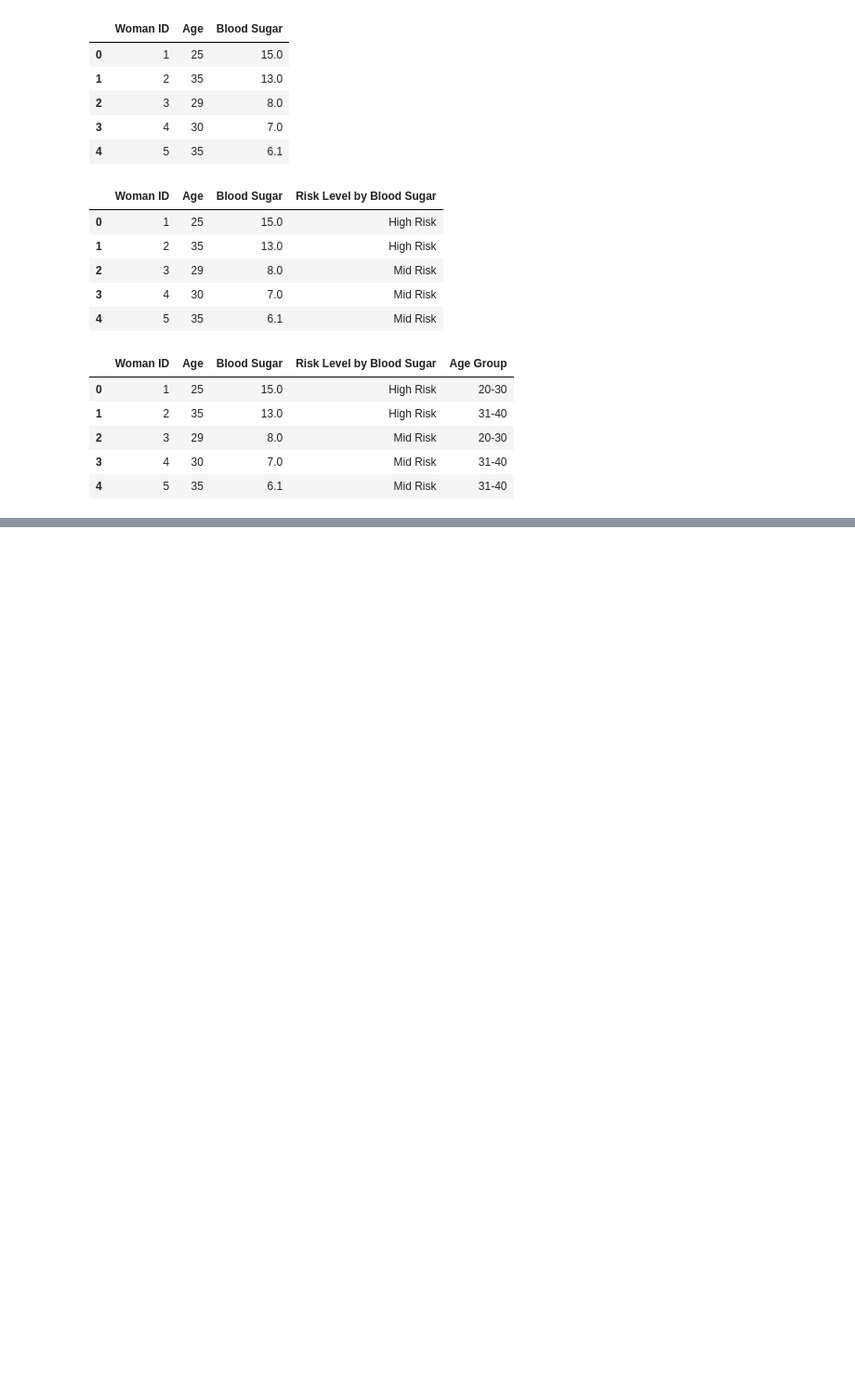
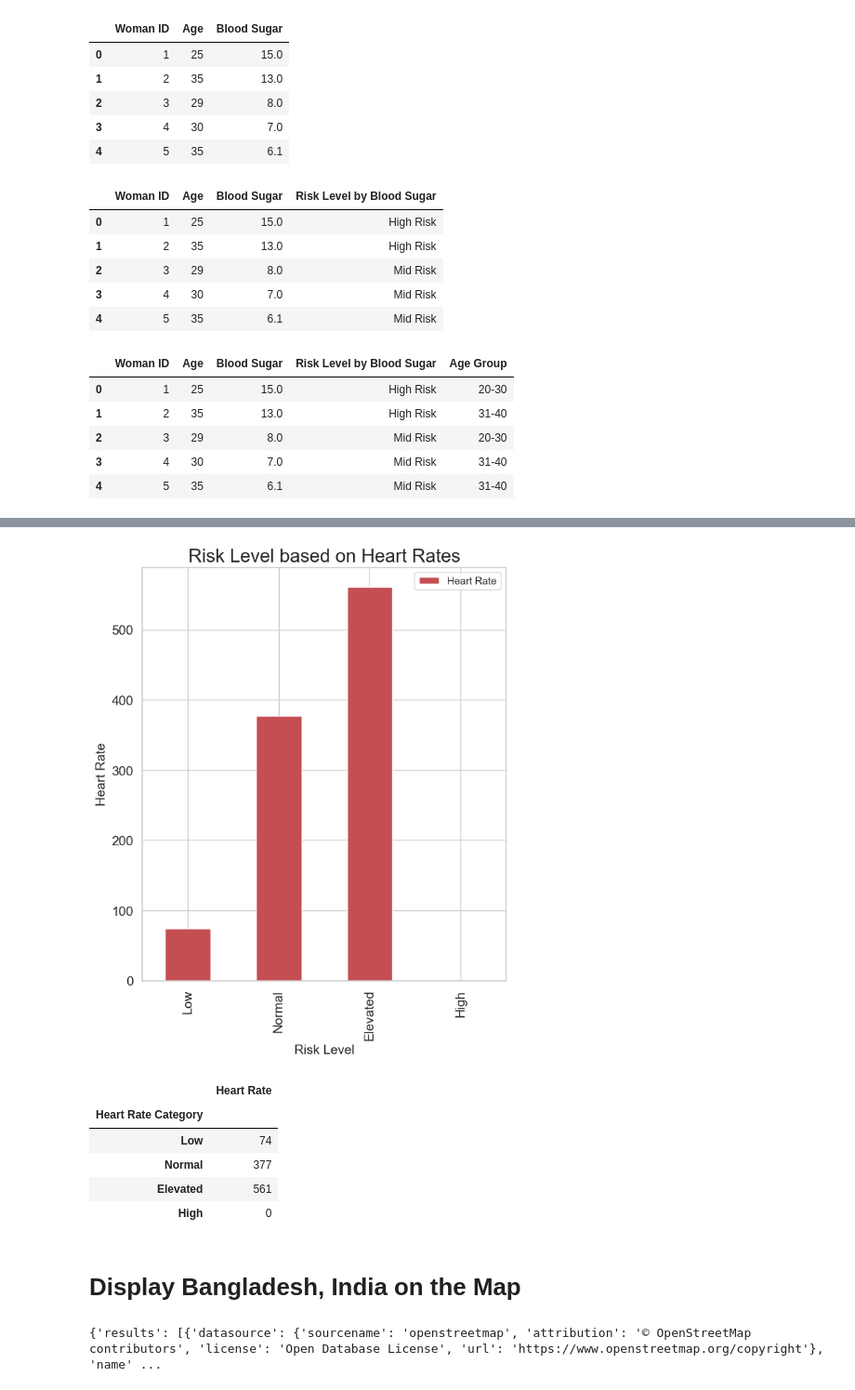
Before and after one commit to larissarmourap/Project1group3, a Jupyter notebook: Project-One.ipynb, the cells around one changed output, grey strips where cells are left out. Shown: that part at 93% size. Saved outputs shown, nothing was run; the diff lists cells and outputs as text; code cells hidden in the pictures; blank space fills up the shorter version.

```diff
--- a/Project-One.ipynb
+++ b/Project-One.ipynb
@@ -303,0 +408,3 @@ plt.show()
+# %%
+maternal_hr = maternal_renamed[['Woman ID', 'Age', "Heart Rate"]].copy()
+maternal_hr.head()
@@ -303,0 +418,12 @@ plt.show()
+# %%
+# Defining Bins for Heart Rate
+hr_bins = [50, 60, 70, 90, 110]
+hr_labels = ['Low', 'Normal', 'Elevated', 'High']
+
+# Create a copy of DF above to include Heart Rate
+hr_categorized = maternal_hr.copy()
+
+# Use `pd.cut` to categorize Heart Rate
+hr_categorized['Heart Rate Category'] = pd.cut(hr_categorized['Heart Rate'], bins=hr_bins, labels=hr_labels, include_lowest=True)
+
+hr_categorized.head()
@@ -303,0 +437,24 @@ plt.show()
+# %%
+# Generate a bar plot for Heart Rate
+hr = hr_categorized.groupby("Heart Rate Category")[["Heart Rate"]].count()
+plot_pandas = hr.plot.bar(figsize=(7,8), color='r',fontsize = 14)
+
+plt.xlabel("Risk Level",fontsize = 14)
+plt.ylabel("Heart Rate",fontsize = 14)
+plt.title("Risk Level based on Heart Rates",fontsize = 20)
+
+# Print
+plt.savefig("C:/Users/lnata/Github/Project1group3/Output-Data\Fig6.png")
+plt.show()
+
+hr
+# %% [output]
+[figure, added]
+|  | Heart Rate |
+| Heart Rate Category |  |
+| Low | 74 |
+| Normal | 377 |
+| Elevated | 561 |
+| High | 0 |
+# %% [markdown]
+# Display Bangladesh, India on the Map
@@ -303,0 +465,6 @@ plt.show()
+# %%
+# Run a request to endpoint and convert result to json
+geo_data = requests.get(target_url).json()
+print(geo_data)
+# %% [output]
+{'results': [{'datasource': {'sourcename': 'openstreetmap', 'attribution': '© OpenStreetMap contributors', 'license': 'Open Database License', 'url': 'https://www.openstreetmap.org/copyright'}, 'name' ...
```
Also changed, not shown: parts of 21 cells of this notebook, 6 other files.
